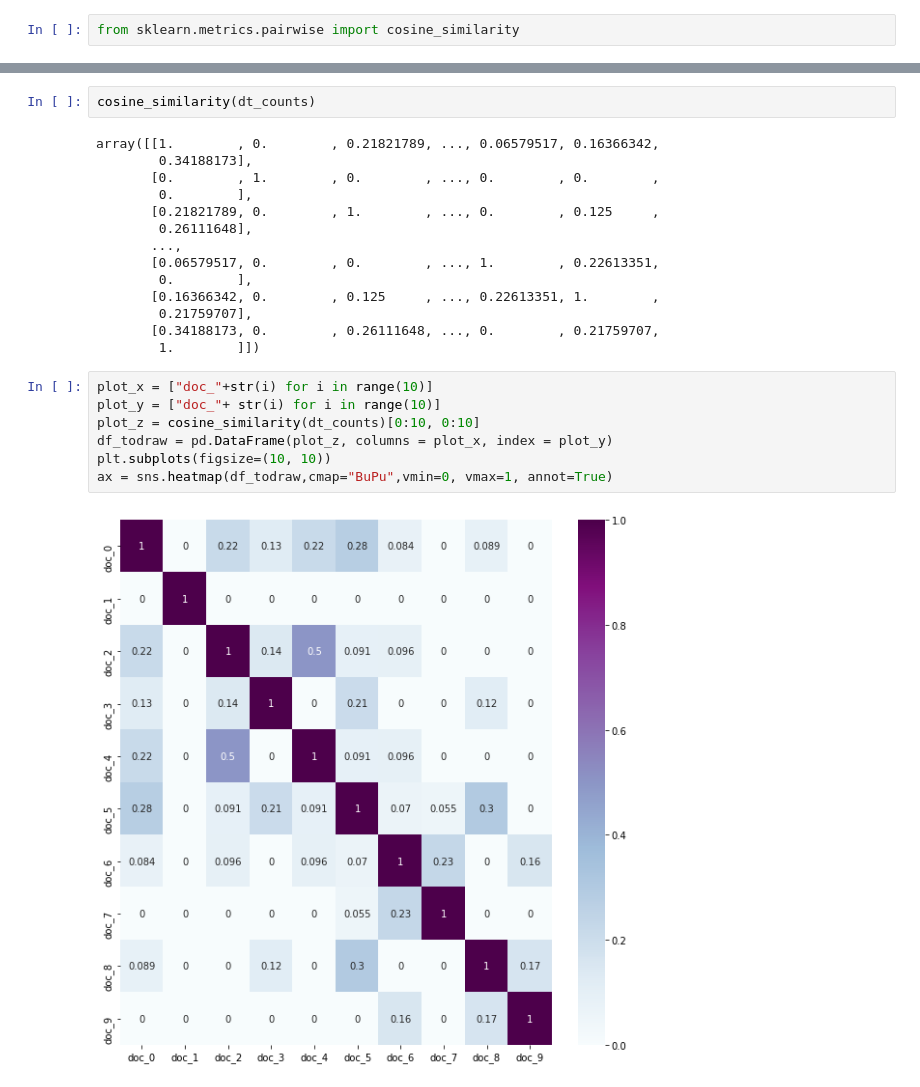
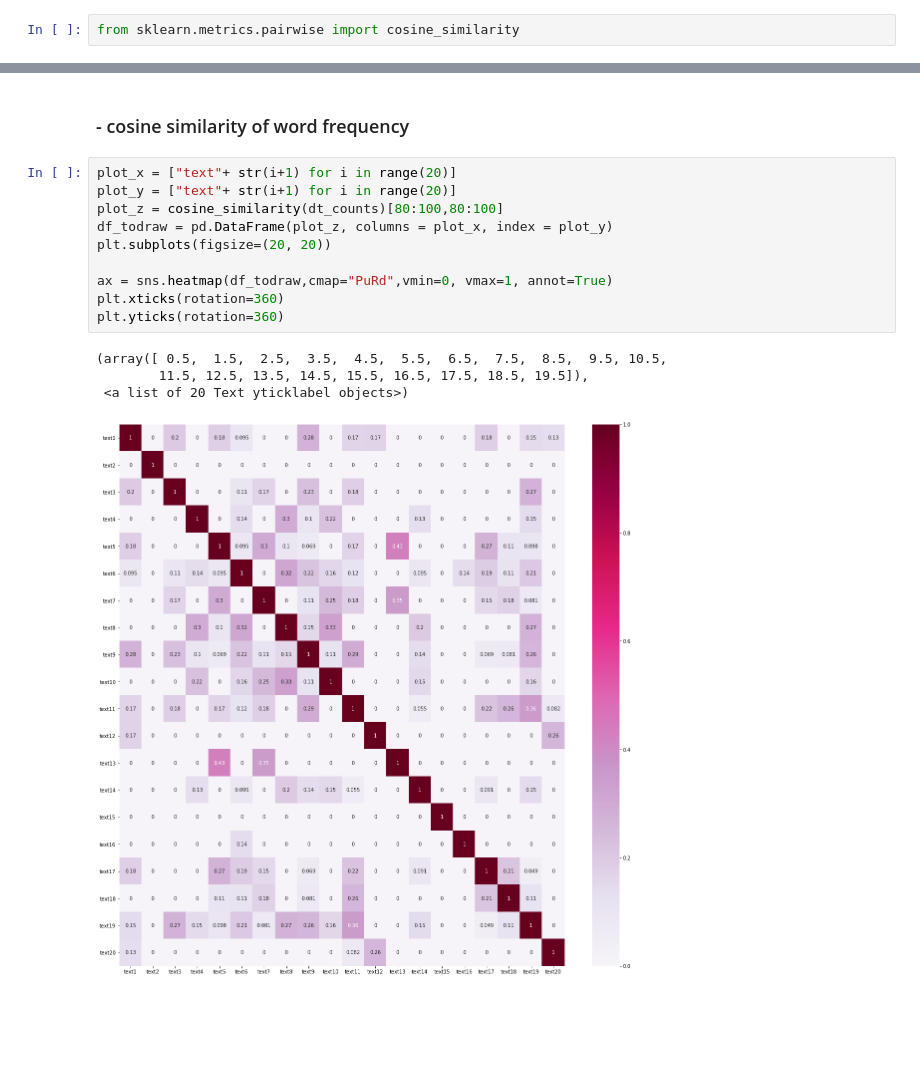
Before and after one commit to qaz20031616/dm_2018_hw_1, a Jupyter notebook: 陳瑋_105022214.ipynb, the cells around one changed output, grey strips where cells are left out. Saved outputs shown, nothing was run; the diff lists cells and outputs as text; blank space fills up the shorter version.

```diff
--- a/陳瑋_105022214.ipynb
+++ b/陳瑋_105022214.ipynb
@@ -892,25 +896,17 @@ plt.yticks(rotation=360)
-# %%
-cosine_similarity(dt_counts)
-# %% [output]
-array([[1.        , 0.        , 0.21821789, ..., 0.06579517, 0.16366342,
-        0.34188173],
-       [0.        , 1.        , 0.        , ..., 0.        , 0.        ,
-        0.        ],
-       [0.21821789, 0.        , 1.        , ..., 0.        , 0.125     ,
-        0.26111648],
-       ...,
-       [0.06579517, 0.        , 0.        , ..., 1.        , 0.22613351,
-        0.        ],
-       [0.16366342, 0.        , 0.125     , ..., 0.22613351, 1.        ,
-        0.21759707],
-       [0.34188173, 0.        , 0.26111648, ..., 0.        , 0.21759707,
-        1.        ]])
+# %% [markdown]
+### - cosine similarity of word frequency
 # %%
-plot_x = ["doc_"+str(i) for i in range(10)]
-plot_y = ["doc_"+ str(i) for i in range(10)]
-plot_z = cosine_similarity(dt_counts)[0:10, 0:10]
+plot_x = ["text"+ str(i+1) for i in range(20)]
+plot_y = ["text"+ str(i+1) for i in range(20)]
+plot_z = cosine_similarity(dt_counts)[80:100,80:100]
 df_todraw = pd.DataFrame(plot_z, columns = plot_x, index = plot_y)
-plt.subplots(figsize=(10, 10))
-ax = sns.heatmap(df_todraw,cmap="BuPu",vmin=0, vmax=1, annot=True)
+plt.subplots(figsize=(20, 20))
+
+ax = sns.heatmap(df_todraw,cmap="PuRd",vmin=0, vmax=1, annot=True)
+plt.xticks(rotation=360)
+plt.yticks(rotation=360)
 # %% [output]
+(array([ 0.5,  1.5,  2.5,  3.5,  4.5,  5.5,  6.5,  7.5,  8.5,  9.5, 10.5,
+        11.5, 12.5, 13.5, 14.5, 15.5, 16.5, 17.5, 18.5, 19.5]),
+ <a list of 20 Text yticklabel objects>)
-[figure, old version]
+[figure, new version]
```
Also changed, not shown: parts of 12 cells of this notebook.
